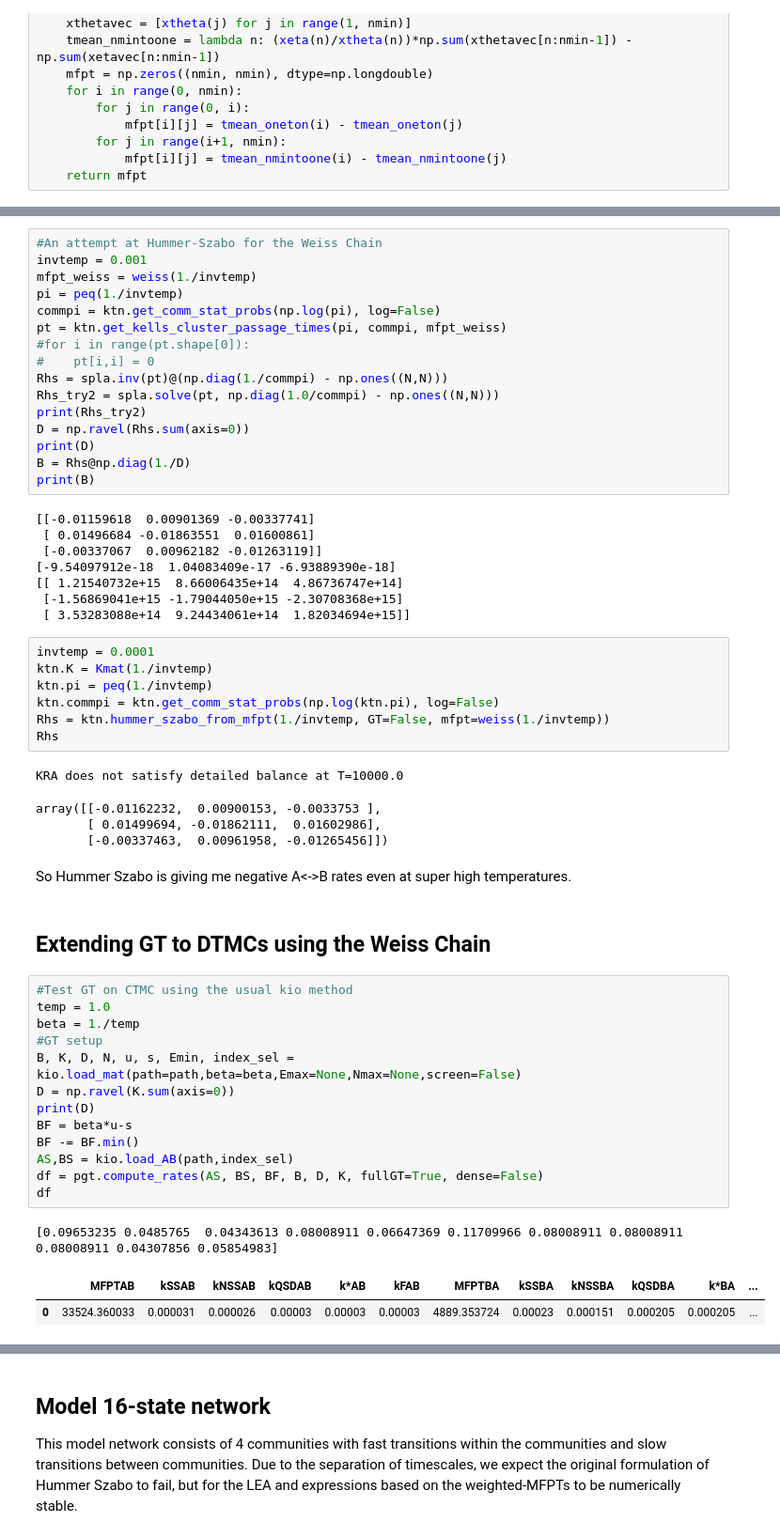
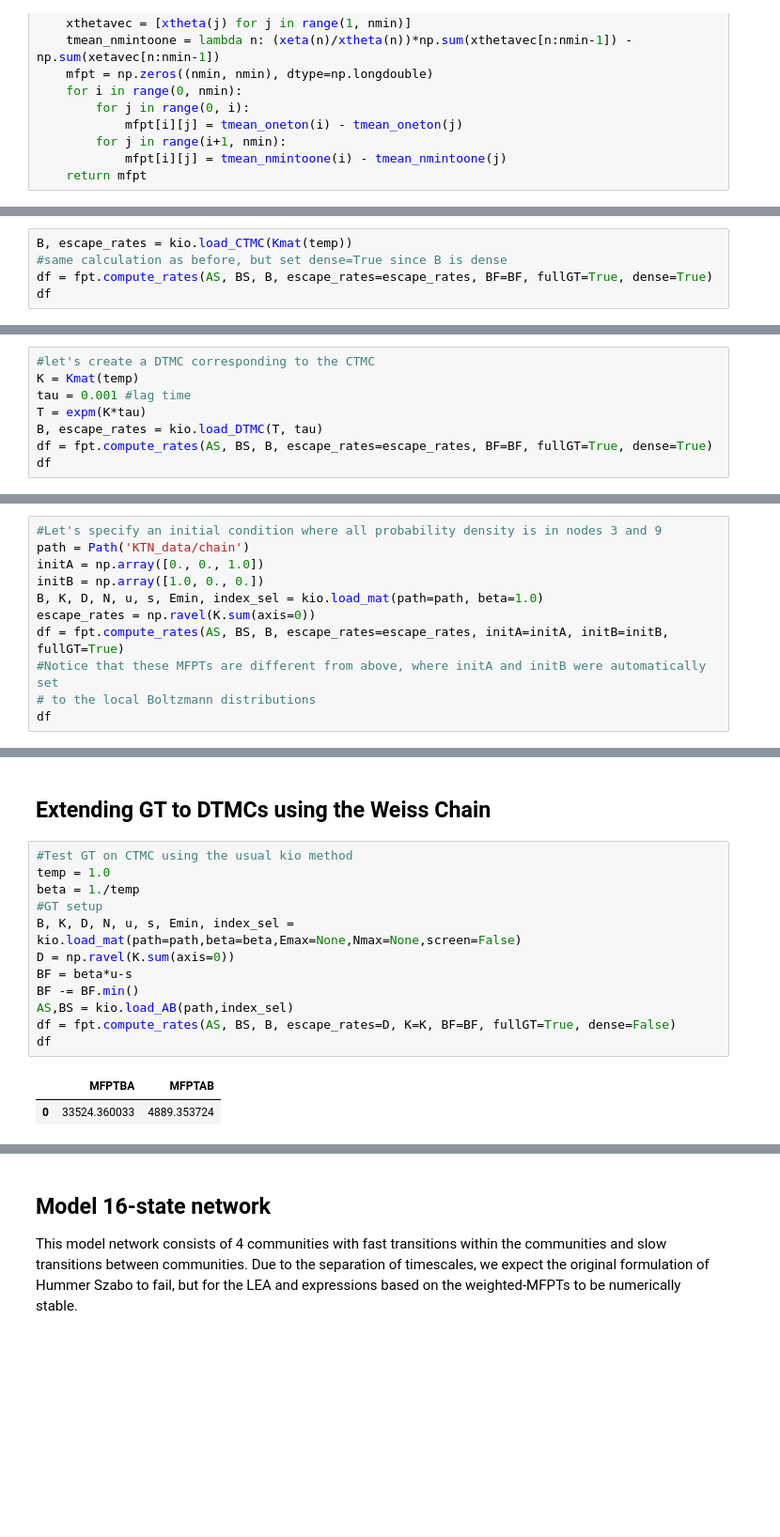
Before and after one commit to tomswinburne/PyGT, a Jupyter notebook: Hummer-Szabo_DTMC.ipynb, the cells around one changed output, grey strips where cells are left out. Shown at 94% size. Cells and saved outputs as stored; diff of their text form; blank space fills up the shorter version.

```diff
--- a/Hummer-Szabo_DTMC.ipynb
+++ b/Hummer-Szabo_DTMC.ipynb
@@ -146,0 +195,5 @@ df
+# %%
+B, escape_rates = kio.load_CTMC(Kmat(temp))
+#same calculation as before, but set dense=True since B is dense
+df = fpt.compute_rates(AS, BS, B, escape_rates=escape_rates, BF=BF, fullGT=True, dense=True)
+df
@@ -146,0 +205,8 @@ df
+# %%
+#let's create a DTMC corresponding to the CTMC
+K = Kmat(temp)
+tau = 0.001 #lag time
+T = expm(K*tau)
+B, escape_rates = kio.load_DTMC(T, tau)
+df = fpt.compute_rates(AS, BS, B, escape_rates=escape_rates, BF=BF, fullGT=True, dense=True)
+df
@@ -146,0 +224,11 @@ df
+# %%
+#Let's specify an initial condition where all probability density is in nodes 3 and 9
+path = Path('KTN_data/chain')
+initA = np.array([0., 0., 1.0])
+initB = np.array([1.0, 0., 0.])
+B, K, D, N, u, s, Emin, index_sel = kio.load_mat(path=path, beta=1.0)
+escape_rates = np.ravel(K.sum(axis=0))
+df = fpt.compute_rates(AS, BS, B, escape_rates=escape_rates, initA=initA, initB=initB, fullGT=True)
+#Notice that these MFPTs are different from above, where initA and initB were automatically set
+# to the local Boltzmann distributions
+df
@@ -158,60 +310,20 @@ plt.legend()
-# %%
-#An attempt at Hummer-Szabo for the Weiss Chain
-invtemp = 0.001
-mfpt_weiss = weiss(1./invtemp)
-pi = peq(1./invtemp)
-commpi = ktn.get_comm_stat_probs(np.log(pi), log=False)
-pt = ktn.get_kells_cluster_passage_times(pi, commpi, mfpt_weiss)
-#for i in range(pt.shape[0]):
-#    pt[i,i] = 0
-Rhs = spla.inv(pt)@(np.diag(1./commpi) - np.ones((N,N)))
-Rhs_try2 = spla.solve(pt, np.diag(1.0/commpi) - np.ones((N,N)))
-print(Rhs_try2)
-D = np.ravel(Rhs.sum(axis=0))
-print(D)
-B = Rhs@np.diag(1./D)
-print(B)
-# %% [output]
-[[-0.01159618  0.00901369 -0.00337741]
- [ 0.01496684 -0.01863551  0.01600861]
- [-0.00337067  0.00962182 -0.01263119]]
-[-9.54097912e-18  1.04083409e-17 -6.93889390e-18]
-[[ 1.21540732e+15  8.66006435e+14  4.86736747e+14]
- [-1.56869041e+15 -1.79044050e+15 -2.30708368e+15]
- [ 3.53283088e+14  9.24434061e+14  1.82034694e+15]]
-# %%
-invtemp = 0.0001
-ktn.K = Kmat(1./invtemp)
-ktn.pi = peq(1./invtemp)
-ktn.commpi = ktn.get_comm_stat_probs(np.log(ktn.pi), log=False)
-Rhs = ktn.hummer_szabo_from_mfpt(1./invtemp, GT=False, mfpt=weiss(1./invtemp))
-Rhs
-# %% [output]
-KRA does not satisfy detailed balance at T=10000.0
-array([[-0.01162232,  0.00900153, -0.0033753 ],
-       [ 0.01499694, -0.01862111,  0.01602986],
-       [-0.00337463,  0.00961958, -0.01265456]])
-# %% [markdown]
-So Hummer Szabo is giving me negative A<->B rates even at super high temperatures.
 # %% [markdown]
 ## Extending GT to DTMCs using the Weiss Chain
 # %%
 #Test GT on CTMC using the usual kio method
 temp = 1.0
 beta = 1./temp
 #GT setup
 B, K, D, N, u, s, Emin, index_sel = kio.load_mat(path=path,beta=beta,Emax=None,Nmax=None,screen=False)
 D = np.ravel(K.sum(axis=0))
-print(D)
 BF = beta*u-s
 BF -= BF.min()
 AS,BS = kio.load_AB(path,index_sel)
-df = pgt.compute_rates(AS, BS, BF, B, D, K, fullGT=True, dense=False)
+df = fpt.compute_rates(AS, BS, B, escape_rates=D, K=K, BF=BF, fullGT=True, dense=False)
 df
 # %% [output]
-[0.09653235 0.0485765  0.04343613 0.08008911 0.06647369 0.11709966 0.08008911 0.08008911 0.08008911 0.04307856 0.05854983]
-|  | MFPTAB | kSSAB | kNSSAB | kQSDAB | k*AB | kFAB | MFPTBA | kSSBA | kNSSBA | kQSDBA | k*BA | ... |
-| 0 | 33524.360033 | 0.000031 | 0.000026 | 0.00003 | 0.00003 | 0.00003 | 4889.353724 | 0.00023 | 0.000151 | 0.000205 | 0.000205 | ... |
+|  | MFPTBA | MFPTAB |
+| 0 | 33524.360033 | 4889.353724 |
 # %%
 #now re-try CTMC GT with the dense matrices constructed from Kmat
 Q = Kmat(temp)
```
Also changed, not shown: parts of 22 cells of this notebook, 25 other files.
